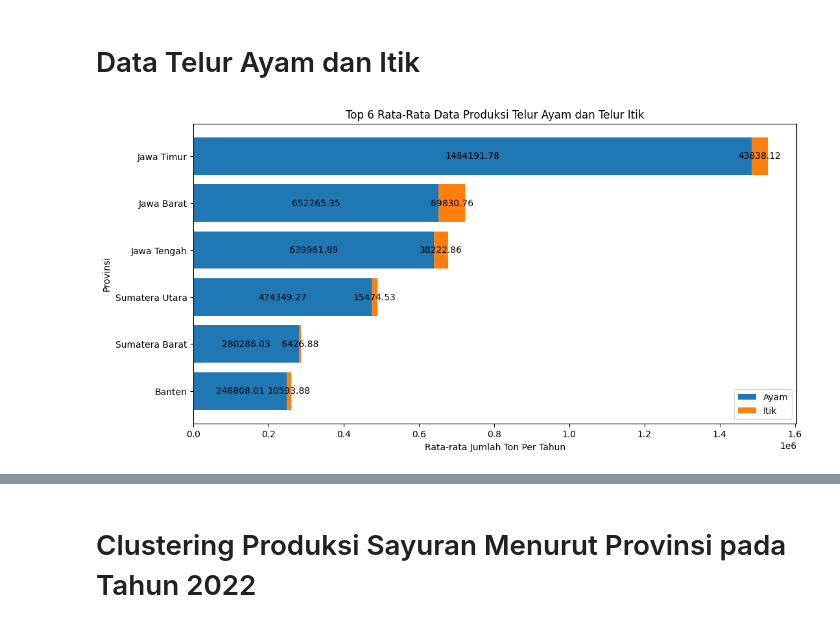
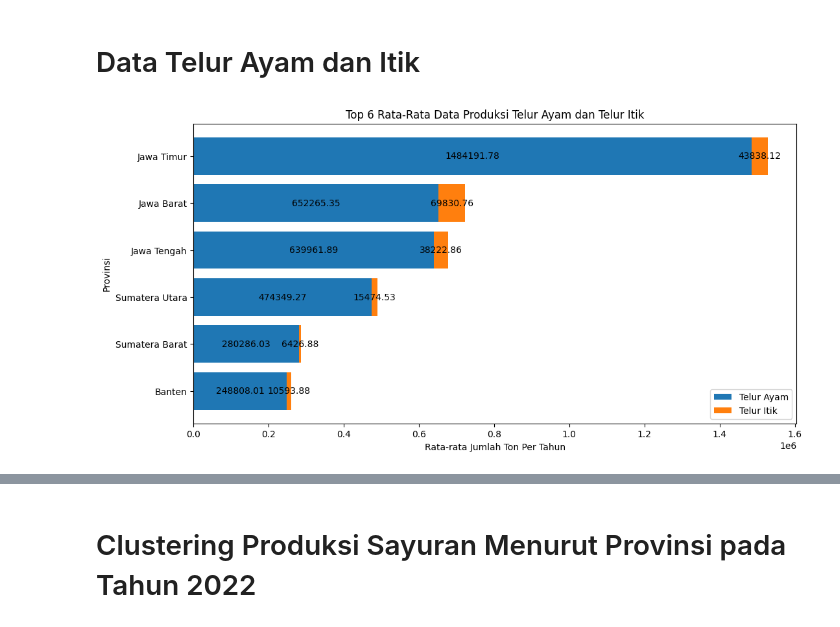
Before and after one commit to pakkaem/hunger-fighter_big-data-binus, a Jupyter notebook: main.ipynb, the cells around one changed output, grey strips where cells are left out. Cells and saved outputs as stored; diff of their text form; code cells hidden in the pictures.

```diff
--- a/main.ipynb
+++ b/main.ipynb
@@ -481,20 +481,20 @@ df = pd.read_excel('data_telur_ayam_itik.xlsx')
 # %%
 grouped = df.groupby('provinsi')[['telur_ayam_ton', 'telur_itik_ton']].mean()
 top_6 = grouped.sort_values('telur_ayam_ton').tail(6)
 
 fig, ax = plt.subplots(figsize=(12, 6))
 
-plt.barh(top_6.index, top_6['telur_ayam_ton'], label='Ayam')
-plt.barh(top_6.index, top_6['telur_itik_ton'], left=top_6['telur_ayam_ton'], label='Itik')
+plt.barh(top_6.index, top_6['telur_ayam_ton'], label='Telur Ayam')
+plt.barh(top_6.index, top_6['telur_itik_ton'], left=top_6['telur_ayam_ton'], label='Telur Itik')
 
 for i, (ayam, itik) in enumerate(zip(top_6['telur_ayam_ton'], top_6['telur_itik_ton'])):
     plt.text(ayam / 2, i, str(round(ayam, 2)), ha='center', va='center')
     plt.text(ayam + itik / 2, i, str(round(itik, 2)), ha='center', va='center')
 
 plt.title('Top 6 Rata-Rata Data Produksi Telur Ayam dan Telur Itik')
 plt.xlabel('Rata-rata Jumlah Ton Per Tahun')
 plt.ylabel('Provinsi')
 plt.legend()
 plt.show()
 # %% [output]
-[figure, old version]
+[figure, new version]
```
Also changed, not shown: parts of 15 cells of this notebook, 1 other file.
